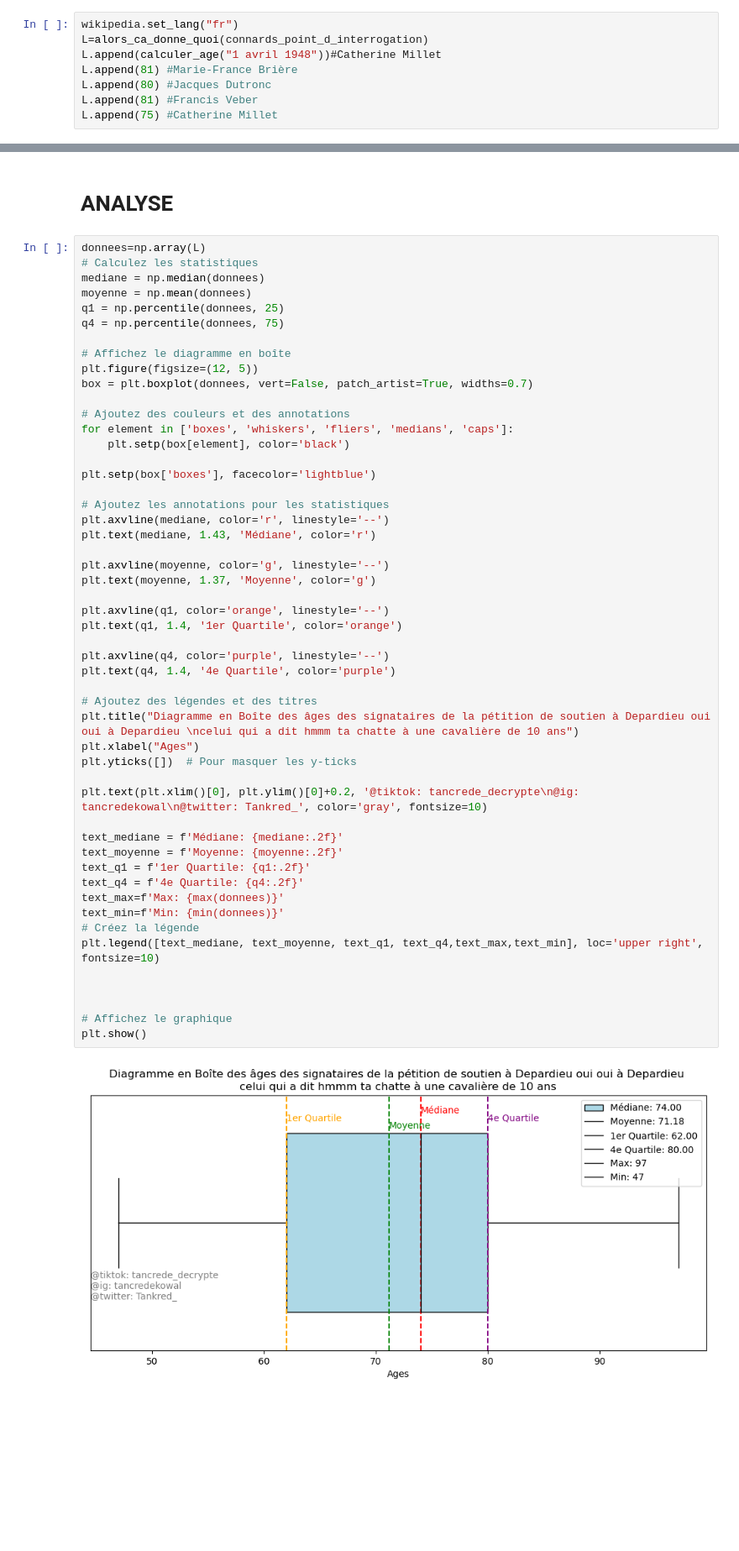
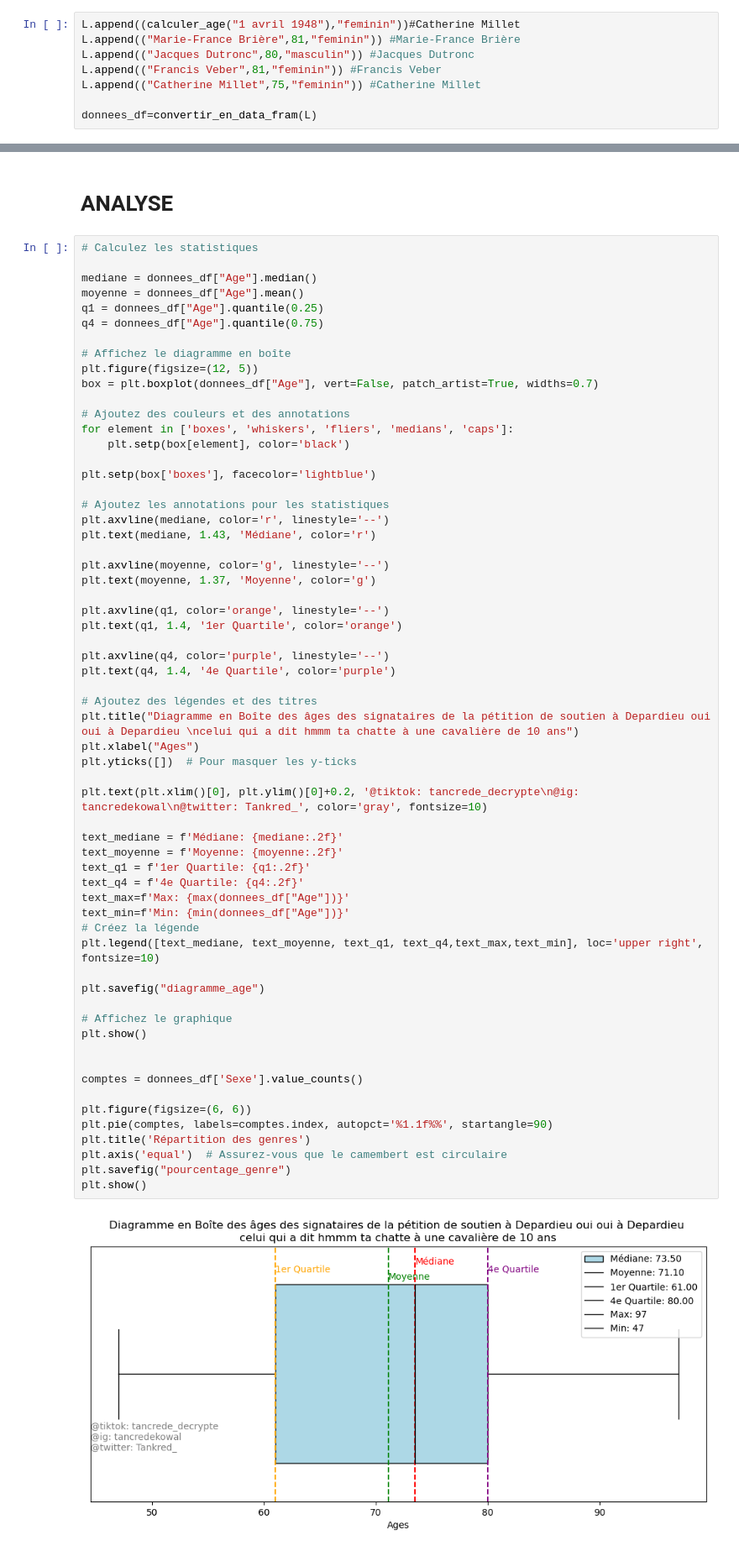
Before and after one commit to KTancrede/jupyter_fun, a Jupyter notebook: wikipedia.ipynb, the cells around one changed output, grey strips where cells are left out. Shown: that part at 84% size. Saved outputs shown, nothing was run; the diff lists cells and outputs as text; blank space fills up the shorter version.

```diff
--- a/wikipedia.ipynb
+++ b/wikipedia.ipynb
@@ -139,8 +173,8 @@ def alors_ca_donne_quoi(liste):
 # %%
-wikipedia.set_lang("fr")
-L=alors_ca_donne_quoi(connards_point_d_interrogation)
-L.append(calculer_age("1 avril 1948"))#Catherine Millet
-L.append(81) #Marie-France Brière
-L.append(80) #Jacques Dutronc
-L.append(81) #Francis Veber
-L.append(75) #Catherine Millet
+L.append((calculer_age("1 avril 1948"),"feminin"))#Catherine Millet
+L.append(("Marie-France Brière",81,"feminin")) #Marie-France Brière
+L.append(("Jacques Dutronc",80,"masculin")) #Jacques Dutronc
+L.append(("Francis Veber",81,"feminin")) #Francis Veber
+L.append(("Catherine Millet",75,"feminin")) #Catherine Millet
+
+donnees_df=convertir_en_data_fram(L)
@@ -165,16 +201,16 @@ Erreur avec Wikipedia pour Marion Lahmer: Page id "marion la mer" does not match
 # %% [markdown]
 # ANALYSE
 # %%
-donnees=np.array(L)
 # Calculez les statistiques
-mediane = np.median(donnees)
-moyenne = np.mean(donnees)
-q1 = np.percentile(donnees, 25)
-q4 = np.percentile(donnees, 75)
+
+mediane = donnees_df["Age"].median()
+moyenne = donnees_df["Age"].mean()
+q1 = donnees_df["Age"].quantile(0.25)
+q4 = donnees_df["Age"].quantile(0.75)
 
 # Affichez le diagramme en boîte
 plt.figure(figsize=(12, 5))
-box = plt.boxplot(donnees, vert=False, patch_artist=True, widths=0.7)
+box = plt.boxplot(donnees_df["Age"], vert=False, patch_artist=True, widths=0.7)
 
 # Ajoutez des couleurs et des annotations
 for element in ['boxes', 'whiskers', 'fliers', 'medians', 'caps']:
@@ -186,34 +222,44 @@ plt.setp(box['boxes'], facecolor='lightblue')
 plt.axvline(mediane, color='r', linestyle='--')
 plt.text(mediane, 1.43, 'Médiane', color='r')
 
 plt.axvline(moyenne, color='g', linestyle='--')
 plt.text(moyenne, 1.37, 'Moyenne', color='g')
 
 plt.axvline(q1, color='orange', linestyle='--')
 plt.text(q1, 1.4, '1er Quartile', color='orange')
 
 plt.axvline(q4, color='purple', linestyle='--')
 plt.text(q4, 1.4, '4e Quartile', color='purple')
 
 # Ajoutez des légendes et des titres
 plt.title("Diagramme en Boîte des âges des signataires de la pétition de soutien à Depardieu oui oui à Depardieu \ncelui qui a dit hmmm ta chatte à une cavalière de 10 ans")
 plt.xlabel("Ages")
 plt.yticks([])  # Pour masquer les y-ticks
 
 plt.text(plt.xlim()[0], plt.ylim()[0]+0.2, '@tiktok: tancrede_decrypte\n@ig: tancredekowal\n@twitter: Tankred_', color='gray', fontsize=10)
 
 text_mediane = f'Médiane: {mediane:.2f}'
 text_moyenne = f'Moyenne: {moyenne:.2f}'
 text_q1 = f'1er Quartile: {q1:.2f}'
 text_q4 = f'4e Quartile: {q4:.2f}'
-text_max=f'Max: {max(donnees)}'
-text_min=f'Min: {min(donnees)}'
+text_max=f'Max: {max(donnees_df["Age"])}'
+text_min=f'Min: {min(donnees_df["Age"])}'
 # Créez la légende
 plt.legend([text_mediane, text_moyenne, text_q1, text_q4,text_max,text_min], loc='upper right', fontsize=10)
 
-
+plt.savefig("diagramme_age")
 
 # Affichez le graphique
 plt.show()
+
+
+comptes = donnees_df['Sexe'].value_counts()
+
+plt.figure(figsize=(6, 6))
+plt.pie(comptes, labels=comptes.index, autopct='%1.1f%%', startangle=90)
+plt.title('Répartition des genres')
+plt.axis('equal')  # Assurez-vous que le camembert est circulaire
+plt.savefig("pourcentage_genre")
+plt.show()
 # %% [output]
-[figure, old version]
+[figure, new version]
```
Also changed, not shown: parts of 6 cells of this notebook, 2 other files.
